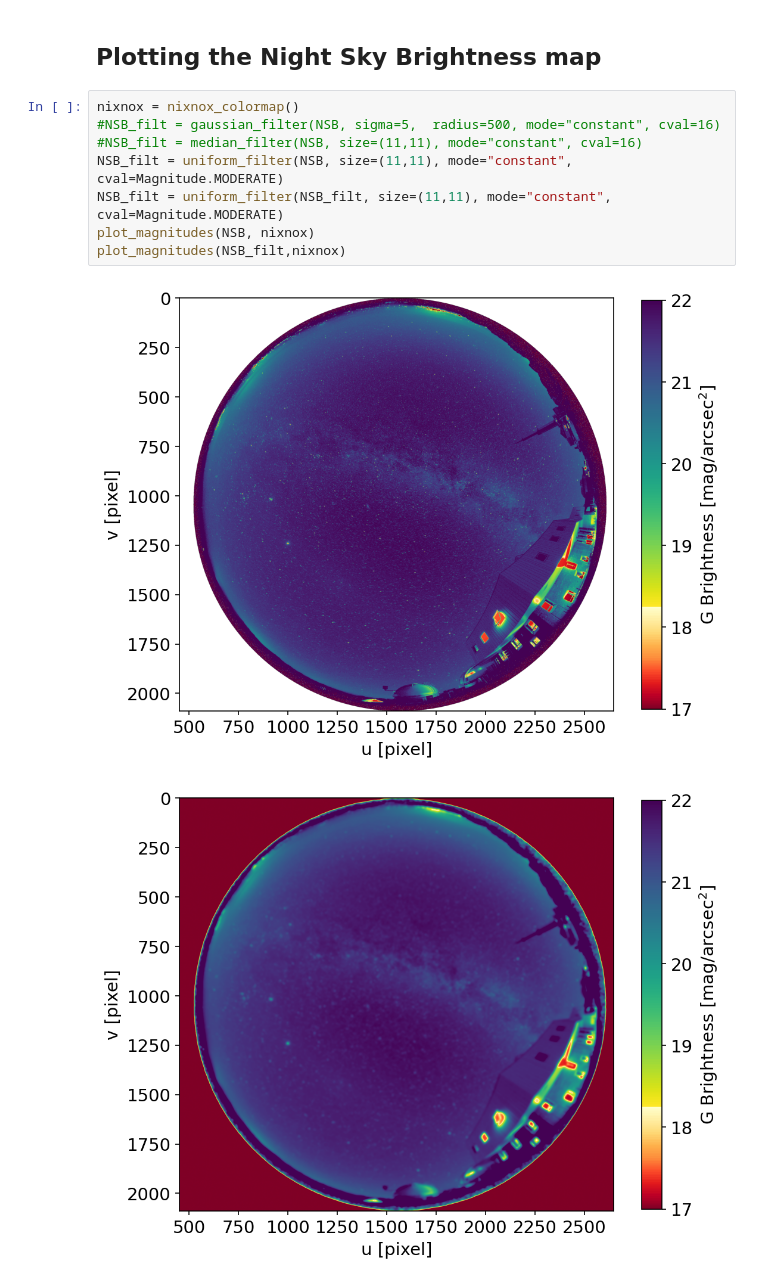
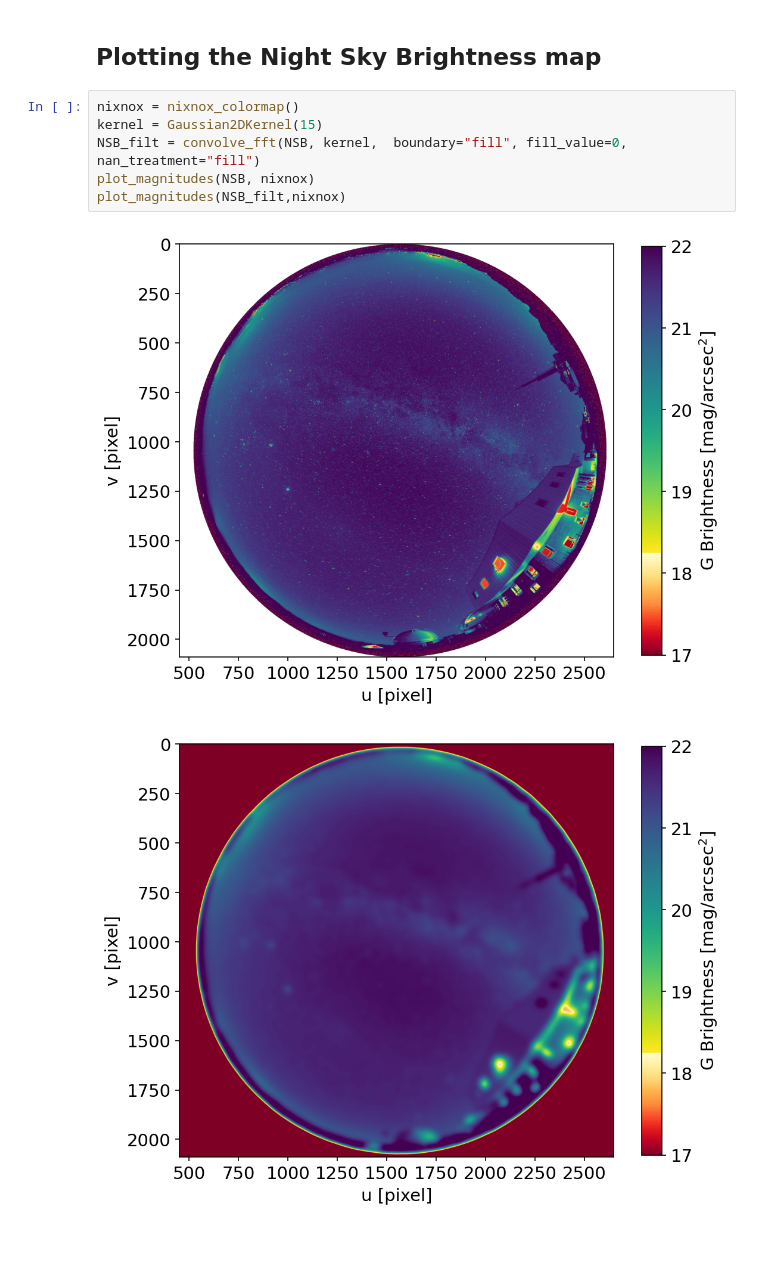
Before and after one commit to astrorafael/allskynsb, a Jupyter notebook: NSB with contours.ipynb, the cells around one changed output. Drawn from its saved outputs; the diff is of its cells as text; blank space fills up the shorter version.

```diff
--- a/NSB with contours.ipynb
+++ b/NSB with contours.ipynb
@@ -153,13 +179,11 @@ NSB = ZP_G - 2.5*np.ma.log10(G2_PIX/(DOMEGA*T_EXPO))
 ## Plotting the Night Sky Brightness map
 # %%
 nixnox = nixnox_colormap()
-#NSB_filt = gaussian_filter(NSB, sigma=5,  radius=500, mode="constant", cval=16)
-#NSB_filt = median_filter(NSB, size=(11,11), mode="constant", cval=16)
-NSB_filt = uniform_filter(NSB, size=(11,11), mode="constant", cval=Magnitude.MODERATE)
-NSB_filt = uniform_filter(NSB_filt, size=(11,11), mode="constant", cval=Magnitude.MODERATE)
+kernel = Gaussian2DKernel(15)
+NSB_filt = convolve_fft(NSB, kernel,  boundary="fill", fill_value=0, nan_treatment="fill")
 plot_magnitudes(NSB, nixnox)
 plot_magnitudes(NSB_filt,nixnox)
 # %% [output]
 [figure]
-[figure, old version]
+[figure, new version]
 # %%
```
Also changed, not shown: parts of 4 cells of this notebook.
